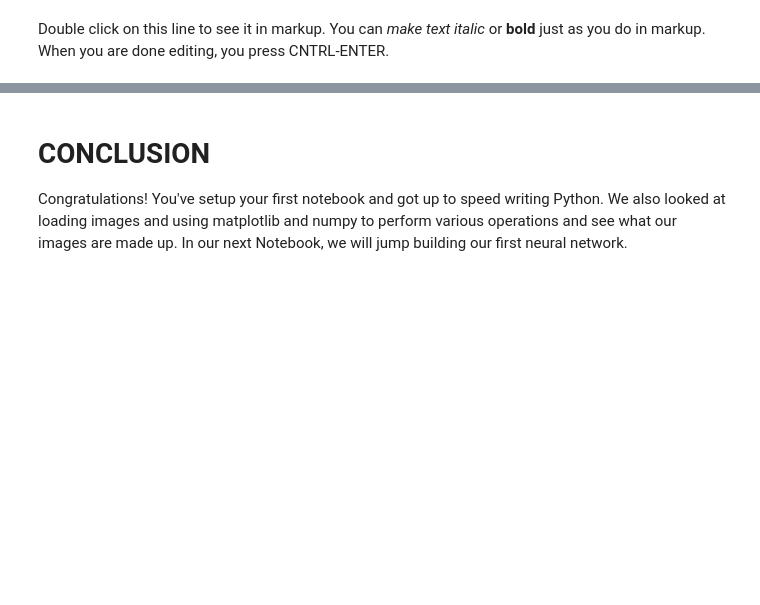
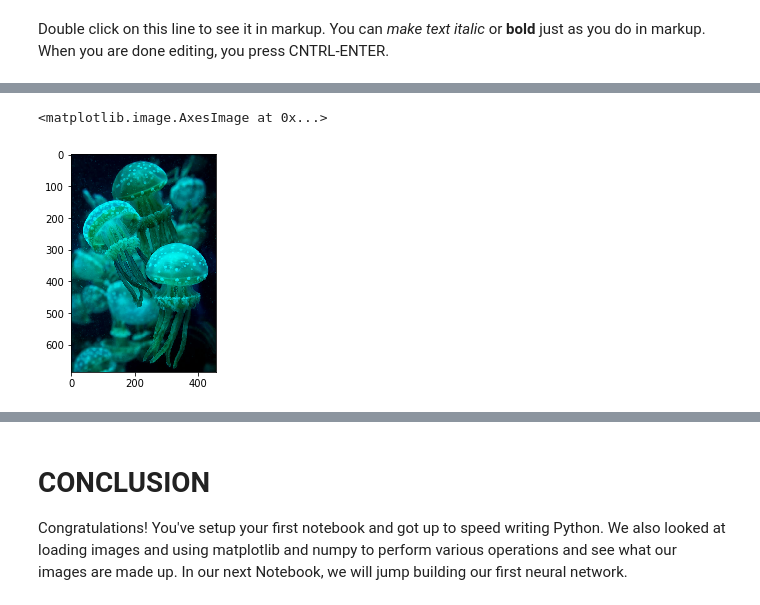
Before and after one commit to dumbledad/DLFD, a Jupyter notebook: 01 An Introduction to Jupyter Notebooks.ipynb, the cells around one changed output, grey strips where cells are left out. Cells and saved outputs as stored; diff of their text form; code cells hidden in the pictures; blank space fills up the shorter version.

```diff
--- a/01 An Introduction to Jupyter Notebooks.ipynb
+++ b/01 An Introduction to Jupyter Notebooks.ipynb
@@ -10,0 +134,5 @@ Double click on this line to see it in markup. You can *make text italic* or **b
+# %%
+plt.imshow(no_red)
+# %% [output]
+<matplotlib.image.AxesImage at 0x...>
+[figure, added]
```
Also changed, not shown: parts of 41 cells of this notebook, 6 other files.
